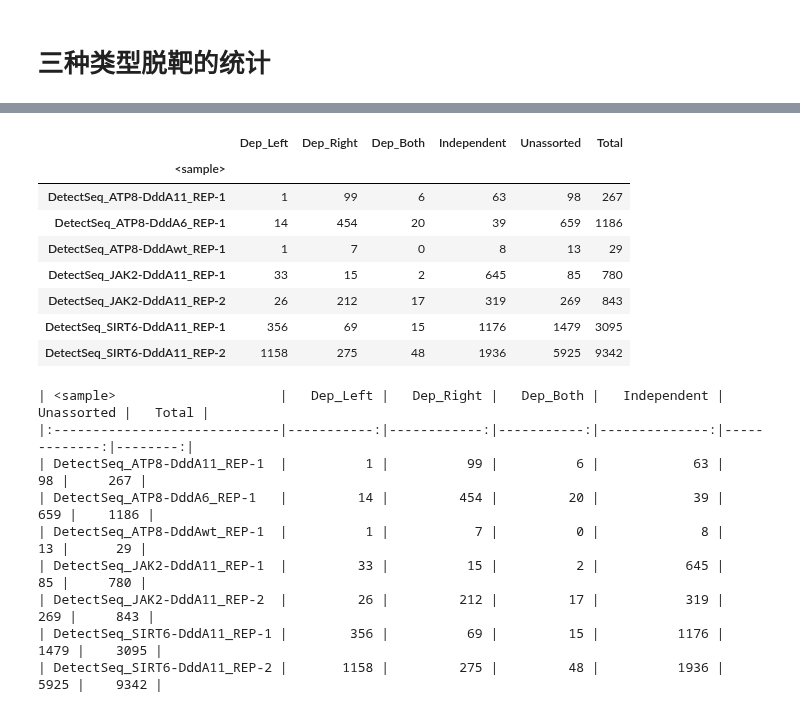
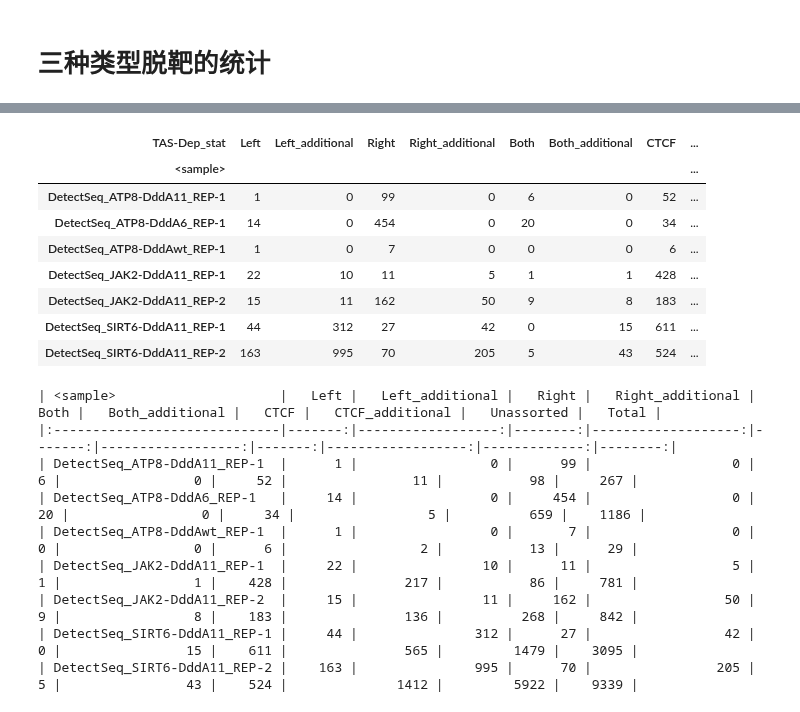
Before and after one commit to hermanzhaozzzz/snakepipes_detect-seq, a Jupyter notebook: step.11.Off-target_Unassorted_analysis.ipynb, the cells around one changed output, grey strips where cells are left out. Cells and saved outputs as stored; diff of their text form; code cells hidden in the pictures.

```diff
--- a/step.11.Off-target_Unassorted_analysis.ipynb
+++ b/step.11.Off-target_Unassorted_analysis.ipynb
@@ -755,10 +756,13 @@ ls = []
 # df = pd.read_csv('../art_seqinfo/df_arts_tas_dep.csv')
 df = pd.read_csv('../art_seqinfo/df_arts_tas_dep_v2.csv')
 ls.append(df)
+print(df['TAS-Dep_stat'].value_counts())
 # df = pd.read_csv('../art_seqinfo/df_arts_tas_indep_add_seq.csv')
 df = pd.read_csv('../art_seqinfo/df_arts_tas_indep_add_seq_v3.csv')
-df['TAS-Dep_stat'] = 'Independent'
+df.loc[~df['TAS-Dep_stat'].str.contains('Motif'), 'TAS-Dep_stat'] = 'CTCF'
+df.loc[df['TAS-Dep_stat'].str.contains('Motif'), 'TAS-Dep_stat'] = 'CTCF_additional'
 ls.append(df)
+print(df['TAS-Dep_stat'].value_counts())
 # df = pd.read_csv('../art_seqinfo/df_arts_unassorted_add_seq.csv')
 df = pd.read_csv('../art_seqinfo/df_arts_unassorted_add_seq_v3.csv')
 df['TAS-Dep_stat'] = 'Unassorted'
@@ -789,28 +819,28 @@ df.to_csv('../final_list_after_igv_check/2023-08-25_merged_final_list_after_clas
 # %%
 df_counts = df.groupby(['<sample>', 'TAS-Dep_stat'])['region_index'].count().to_frame().reset_index().pivot(columns='TAS-Dep_stat', index='<sample>', values='region_index').fillna(0).astype(int)
 df_counts['total'] = df_counts.sum(axis=1)
-df_counts = df_counts[['Left', 'Right', 'Both', 'Independent', 'Unassorted', 'total']]
-df_counts.columns = ['Dep_Left', 'Dep_Right', 'Dep_Both', 'Independent', 'Unassorted', 'Total']
+df_counts = df_counts[['Left', 'Left_additional', 'Right', 'Right_additional', 'Both', 'Both_additional', 'CTCF', 'CTCF_additional', 'Unassorted', 'total']]
+df_counts.rename(columns={'total': 'Total'}, inplace=True)
 df_counts
 # %% [output]
-|  | Dep_Left | Dep_Right | Dep_Both | Independent | Unassorted | Total |
-| <sample> |  |  |  |  |  |  |
-| DetectSeq_ATP8-DddA11_REP-1 | 1 | 99 | 6 | 63 | 98 | 267 |
-| DetectSeq_ATP8-DddA6_REP-1 | 14 | 454 | 20 | 39 | 659 | 1186 |
-| DetectSeq_ATP8-DddAwt_REP-1 | 1 | 7 | 0 | 8 | 13 | 29 |
-| DetectSeq_JAK2-DddA11_REP-1 | 33 | 15 | 2 | 645 | 85 | 780 |
-| DetectSeq_JAK2-DddA11_REP-2 | 26 | 212 | 17 | 319 | 269 | 843 |
-| DetectSeq_SIRT6-DddA11_REP-1 | 356 | 69 | 15 | 1176 | 1479 | 3095 |
-| DetectSeq_SIRT6-DddA11_REP-2 | 1158 | 275 | 48 | 1936 | 5925 | 9342 |
+| TAS-Dep_stat | Left | Left_additional | Right | Right_additional | Both | Both_additional | CTCF | ... |
+| <sample> |  |  |  |  |  |  |  | ... |
+| DetectSeq_ATP8-DddA11_REP-1 | 1 | 0 | 99 | 0 | 6 | 0 | 52 | ... |
+| DetectSeq_ATP8-DddA6_REP-1 | 14 | 0 | 454 | 0 | 20 | 0 | 34 | ... |
+| DetectSeq_ATP8-DddAwt_REP-1 | 1 | 0 | 7 | 0 | 0 | 0 | 6 | ... |
+| DetectSeq_JAK2-DddA11_REP-1 | 22 | 10 | 11 | 5 | 1 | 1 | 428 | ... |
+| DetectSeq_JAK2-DddA11_REP-2 | 15 | 11 | 162 | 50 | 9 | 8 | 183 | ... |
+| DetectSeq_SIRT6-DddA11_REP-1 | 44 | 312 | 27 | 42 | 0 | 15 | 611 | ... |
+| DetectSeq_SIRT6-DddA11_REP-2 | 163 | 995 | 70 | 205 | 5 | 43 | 524 | ... |
 # %%
 print(df_counts.to_markdown())
 # %% [output]
-| <sample>                     |   Dep_Left |   Dep_Right |   Dep_Both |   Independent |   Unassorted |   Total |
-|:-----------------------------|-----------:|------------:|-----------:|--------------:|-------------:|--------:|
-| DetectSeq_ATP8-DddA11_REP-1  |          1 |          99 |          6 |            63 |           98 |     267 |
-| DetectSeq_ATP8-DddA6_REP-1   |         14 |         454 |         20 |            39 |          659 |    1186 |
-| DetectSeq_ATP8-DddAwt_REP-1  |          1 |           7 |          0 |             8 |           13 |      29 |
-| DetectSeq_JAK2-DddA11_REP-1  |         33 |          15 |          2 |           645 |           85 |     780 |
-| DetectSeq_JAK2-DddA11_REP-2  |         26 |         212 |         17 |           319 |          269 |     843 |
-| DetectSeq_SIRT6-DddA11_REP-1 |        356 |          69 |         15 |          1176 |         1479 |    3095 |
-| DetectSeq_SIRT6-DddA11_REP-2 |       1158 |         275 |         48 |          1936 |         5925 |    9342 |
+| <sample>                     |   Left |   Left_additional |   Right |   Right_additional |   Both |   Both_additional |   CTCF |   CTCF_additional |   Unassorted |   Total |
+|:-----------------------------|-------:|------------------:|--------:|-------------------:|-------:|------------------:|-------:|------------------:|-------------:|--------:|
+| DetectSeq_ATP8-DddA11_REP-1  |      1 |                 0 |      99 |                  0 |      6 |                 0 |     52 |                11 |           98 |     267 |
+| DetectSeq_ATP8-DddA6_REP-1   |     14 |                 0 |     454 |                  0 |     20 |                 0 |     34 |                 5 |          659 |    1186 |
+| DetectSeq_ATP8-DddAwt_REP-1  |      1 |                 0 |       7 |                  0 |      0 |                 0 |      6 |                 2 |           13 |      29 |
+| DetectSeq_JAK2-DddA11_REP-1  |     22 |                10 |      11 |                  5 |      1 |                 1 |    428 |               217 |           86 |     781 |
+| DetectSeq_JAK2-DddA11_REP-2  |     15 |                11 |     162 |                 50 |      9 |                 8 |    183 |               136 |          268 |     842 |
+| DetectSeq_SIRT6-DddA11_REP-1 |     44 |               312 |      27 |                 42 |      0 |                15 |    611 |               565 |         1479 |    3095 |
+| DetectSeq_SIRT6-DddA11_REP-2 |    163 |               995 |      70 |                205 |      5 |                43 |    524 |              1412 |         5922 |    9339 |
```
Also changed, not shown: parts of 32 cells of this notebook, 5 other files.
